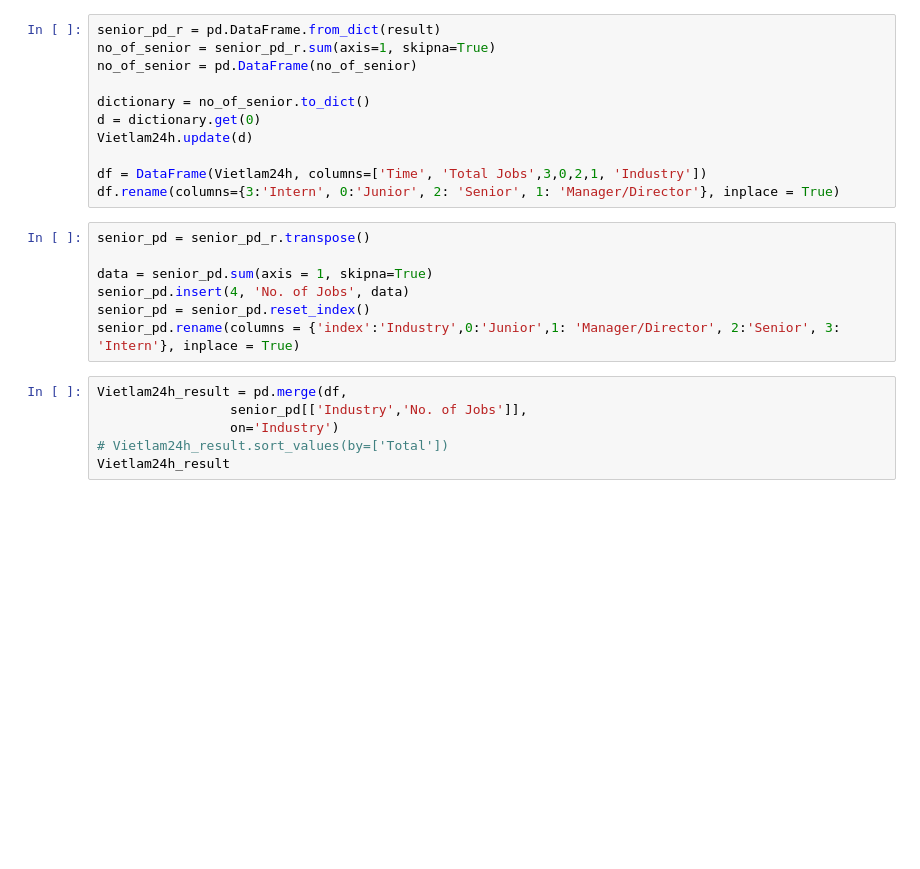
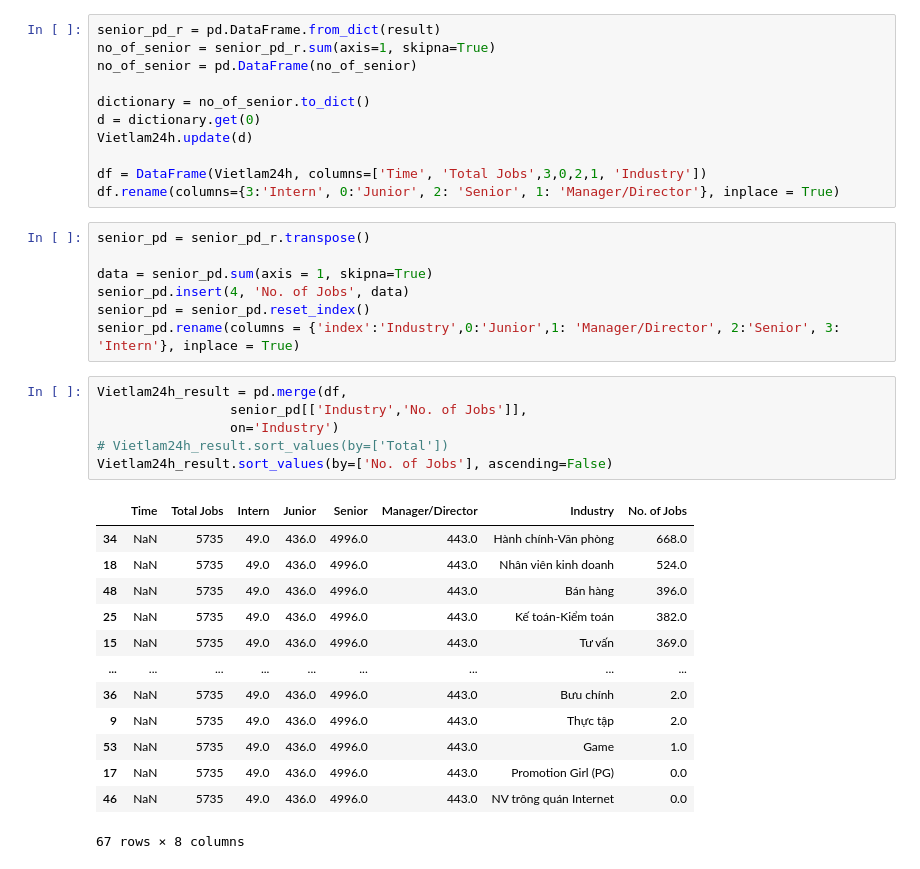
Before and after one commit to TienNguyen-Tie/job-site, a Jupyter notebook: Vietlam24h.ipynb, the cells around one changed output. Saved outputs shown, nothing was run; the diff lists cells and outputs as text; blank space fills up the shorter version.

```diff
--- a/Vietlam24h.ipynb
+++ b/Vietlam24h.ipynb
@@ -114,6 +118,20 @@ senior_pd.rename(columns = {'index':'Industry',0:'Junior',1: 'Manager/Director',
 # %%
 Vietlam24h_result = pd.merge(df,
                  senior_pd[['Industry','No. of Jobs']],
                  on='Industry')
 # Vietlam24h_result.sort_values(by=['Total'])
-Vietlam24h_result
+Vietlam24h_result.sort_values(by=['No. of Jobs'], ascending=False)
+# %% [output]
+|  | Time | Total Jobs | Intern | Junior | Senior | Manager/Director | Industry | No. of Jobs |
+| 34 | NaN | 5735 | 49.0 | 436.0 | 4996.0 | 443.0 | Hành chính-Văn phòng | 668.0 |
+| 18 | NaN | 5735 | 49.0 | 436.0 | 4996.0 | 443.0 | Nhân viên kinh doanh | 524.0 |
+| 48 | NaN | 5735 | 49.0 | 436.0 | 4996.0 | 443.0 | Bán hàng | 396.0 |
+| 25 | NaN | 5735 | 49.0 | 436.0 | 4996.0 | 443.0 | Kế toán-Kiểm toán | 382.0 |
+| 15 | NaN | 5735 | 49.0 | 436.0 | 4996.0 | 443.0 | Tư vấn | 369.0 |
+| ... | ... | ... | ... | ... | ... | ... | ... | ... |
+| 36 | NaN | 5735 | 49.0 | 436.0 | 4996.0 | 443.0 | Bưu chính | 2.0 |
+| 9 | NaN | 5735 | 49.0 | 436.0 | 4996.0 | 443.0 | Thực tập | 2.0 |
+| 53 | NaN | 5735 | 49.0 | 436.0 | 4996.0 | 443.0 | Game | 1.0 |
+| 17 | NaN | 5735 | 49.0 | 436.0 | 4996.0 | 443.0 | Promotion Girl (PG) | 0.0 |
+| 46 | NaN | 5735 | 49.0 | 436.0 | 4996.0 | 443.0 | NV trông quán Internet | 0.0 |
+67 rows × 8 columns
```
Also changed, not shown: parts of 1 cell of this notebook, 3 other files.
